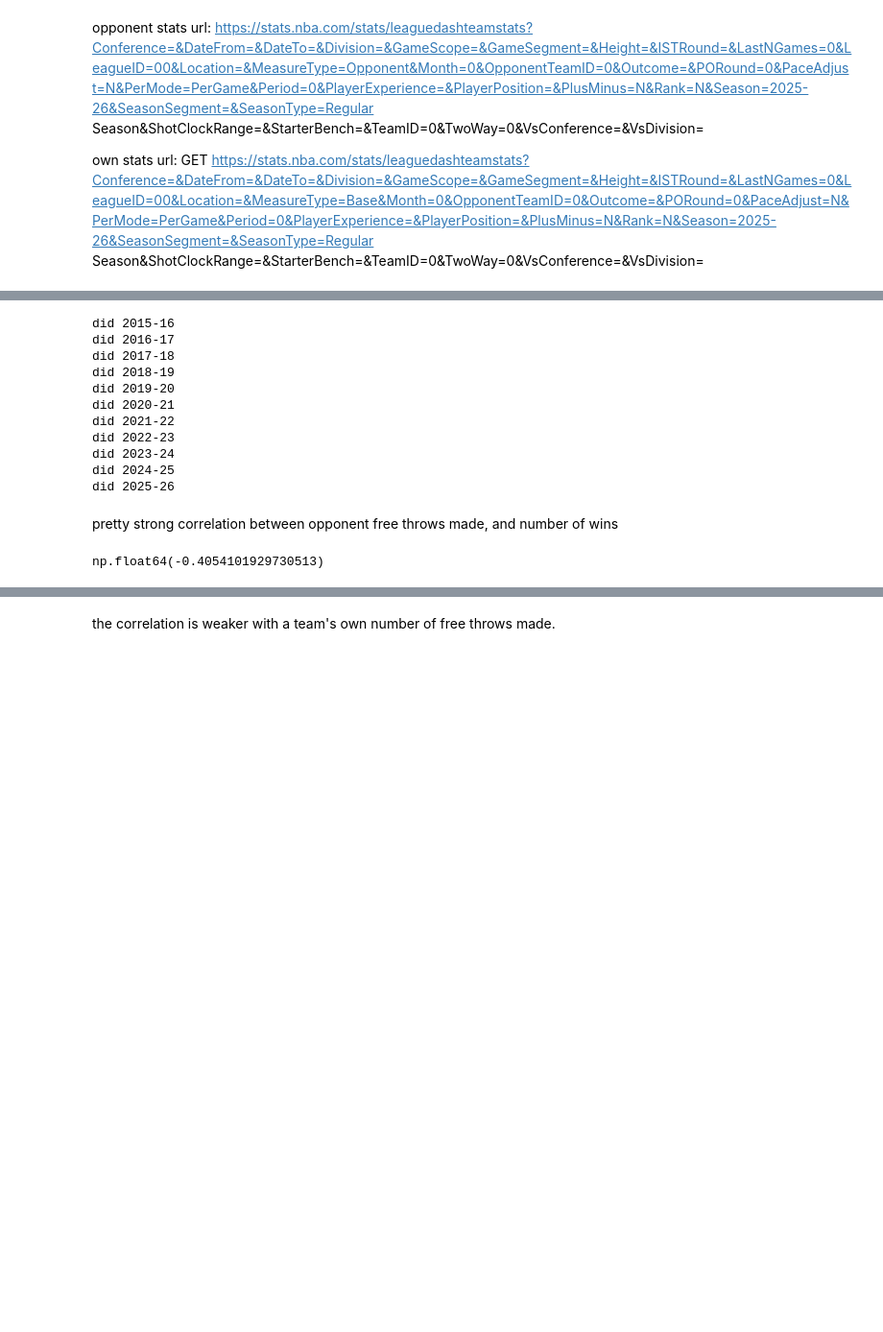
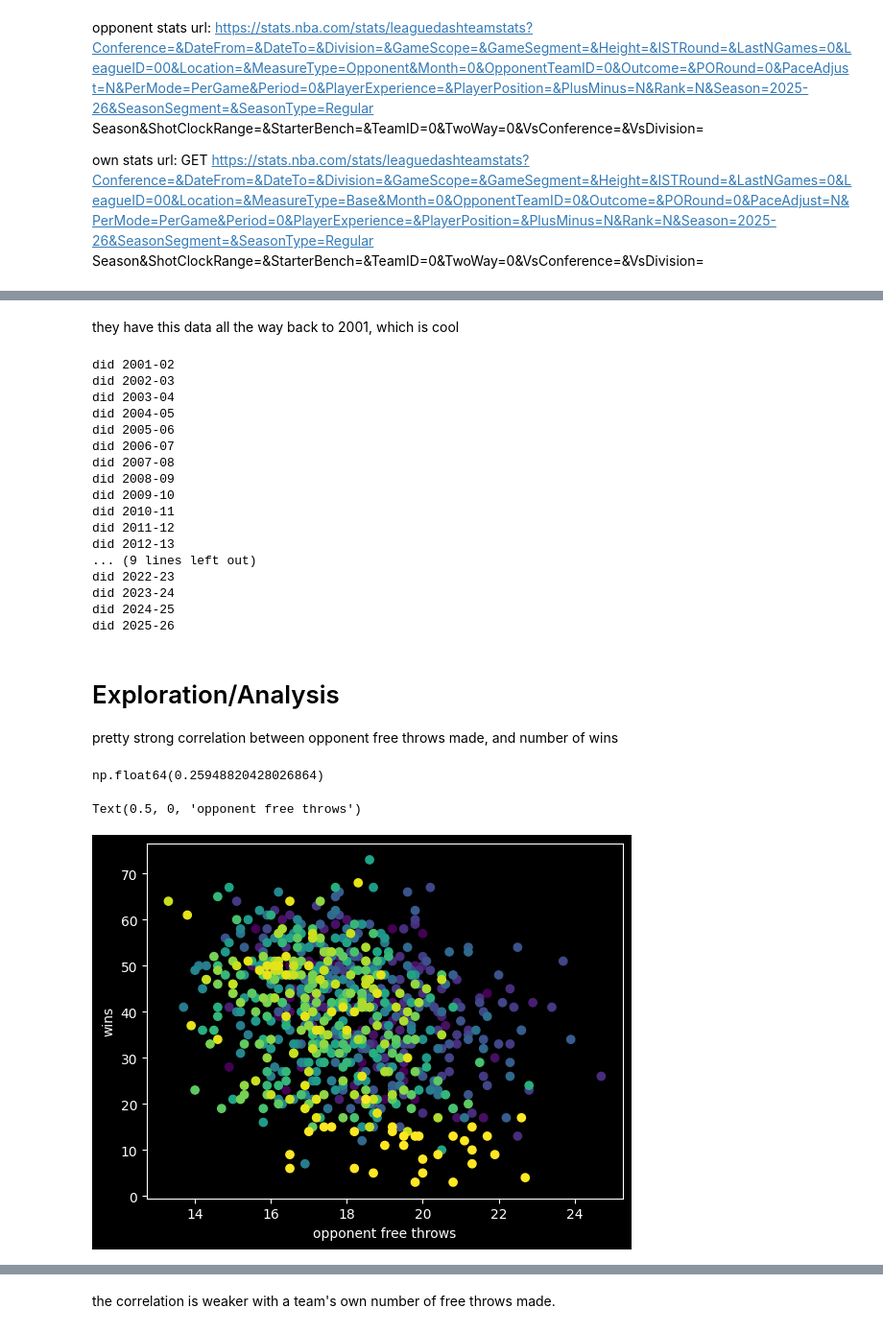
Before and after one commit to csdurfee/csdurfee.github.io, a Jupyter notebook: notebooks/free-throws.ipynb, the cells around one changed output, grey strips where cells are left out. Shown: that part at 96% size. Cells and saved outputs as stored; diff of their text form; code cells hidden in the pictures; blank space fills up the shorter version.

```diff
--- a/notebooks/free-throws.ipynb
+++ b/notebooks/free-throws.ipynb
@@ -111,16 +157,25 @@ def fetch_seasons(start_year=15, end_year=26):
 
     df = pd.concat(dataframes)
     return df
+# %% [markdown]
+they have this data all the way back to 2001, which is cool
 # %%
-all_data = fetch_seasons()
+# all_data = fetch_seasons(1, 26)
+# all_data.to_parquet("free-throws-2001-2025.parquet")
 # %% [output]
-did 2015-16
-did 2016-17
-did 2017-18
-did 2018-19
-did 2019-20
-did 2020-21
-did 2021-22
+did 2001-02
+did 2002-03
+did 2003-04
+did 2004-05
+did 2005-06
+did 2006-07
+did 2007-08
+did 2008-09
+did 2009-10
+did 2010-11
+did 2011-12
+did 2012-13
+... (9 lines left out)
 did 2022-23
 did 2023-24
 did 2024-25
@@ -128,7 +185,16 @@ did 2025-26
 # %% [markdown]
+# Exploration/Analysis
+
 pretty strong correlation between opponent free throws made, and number of wins
 # %%
-all_data.W.corr(all_data.OPP_FTM)
+all_data.W_RANK.corr(all_data.OPP_FTM)
 # %% [output]
-np.float64(-0.4054101929730513)
+np.float64(0.25948820428026864)
+# %%
+plt.scatter(all_data.OPP_FTM, all_data.W, c=all_data.SEASON)
+plt.ylabel("wins")
+plt.xlabel("opponent free throws")
+# %% [output]
+Text(0.5, 0, 'opponent free throws')
+[figure, added]
 # %% [markdown]
```
Also changed, not shown: parts of 60 cells of this notebook.
